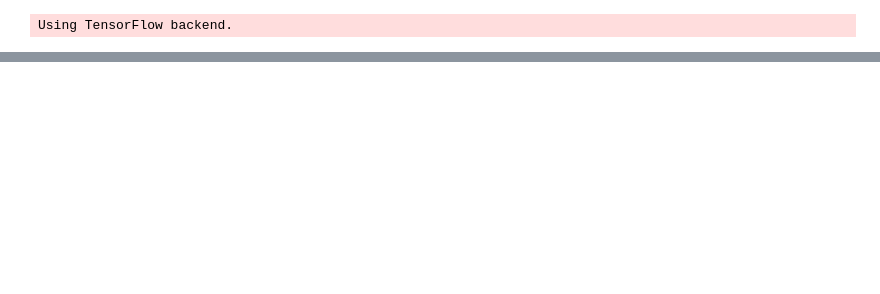
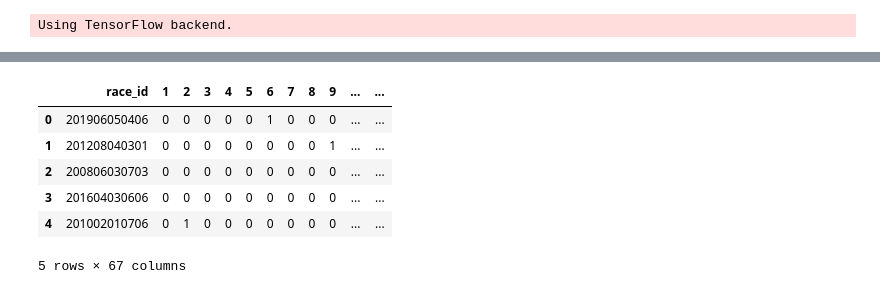
Before and after one commit to thruc/predict_keiba, a Jupyter notebook: train.ipynb, the cells around one changed output, grey strips where cells are left out. Saved outputs shown, nothing was run; the diff lists cells and outputs as text; code cells hidden in the pictures; blank space fills up the shorter version.

```diff
--- a/train.ipynb
+++ b/train.ipynb
@@ -28,3 +37,13 @@ odds_1 = pd.merge(odds_1,result_test,on="race_id")
+# %%
+odds_1.head(5)
+# %% [output]
+|  | race_id | 1 | 2 | 3 | 4 | 5 | 6 | 7 | 8 | 9 | ... | ... |
+| 0 | 201906050406 | 0 | 0 | 0 | 0 | 0 | 1 | 0 | 0 | 0 | ... | ... |
+| 1 | 201208040301 | 0 | 0 | 0 | 0 | 0 | 0 | 0 | 0 | 1 | ... | ... |
+| 2 | 200806030703 | 0 | 0 | 0 | 0 | 0 | 0 | 0 | 0 | 0 | ... | ... |
+| 3 | 201604030606 | 0 | 0 | 0 | 0 | 0 | 0 | 0 | 0 | 0 | ... | ... |
+| 4 | 201002010706 | 0 | 1 | 0 | 0 | 0 | 0 | 0 | 0 | 0 | ... | ... |
+5 rows × 67 columns
 # %%
 odds = odds_1["tansyo"]
 horse_number_first = odds_1["horse_number_first"]
```
Also changed, not shown: parts of 13 cells of this notebook, 2 other files.
